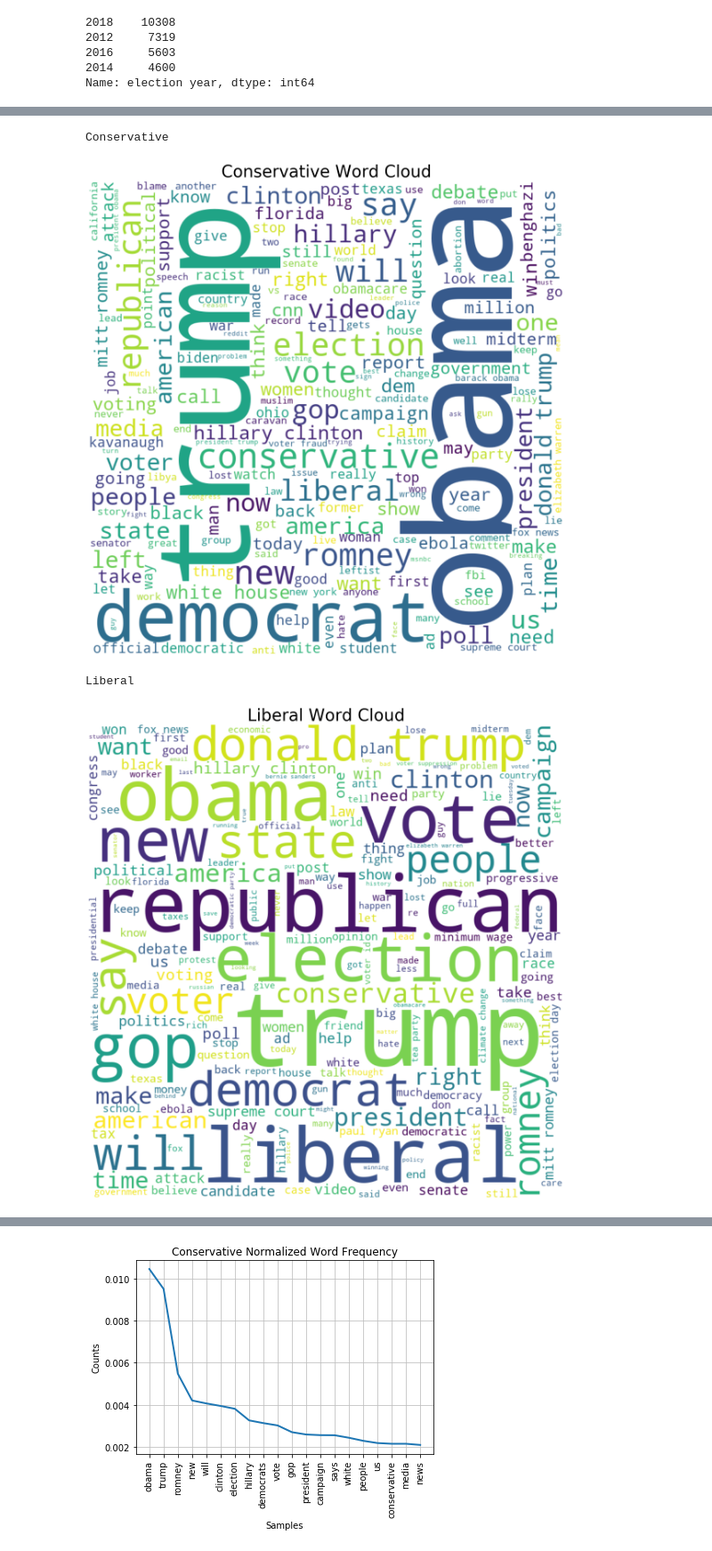
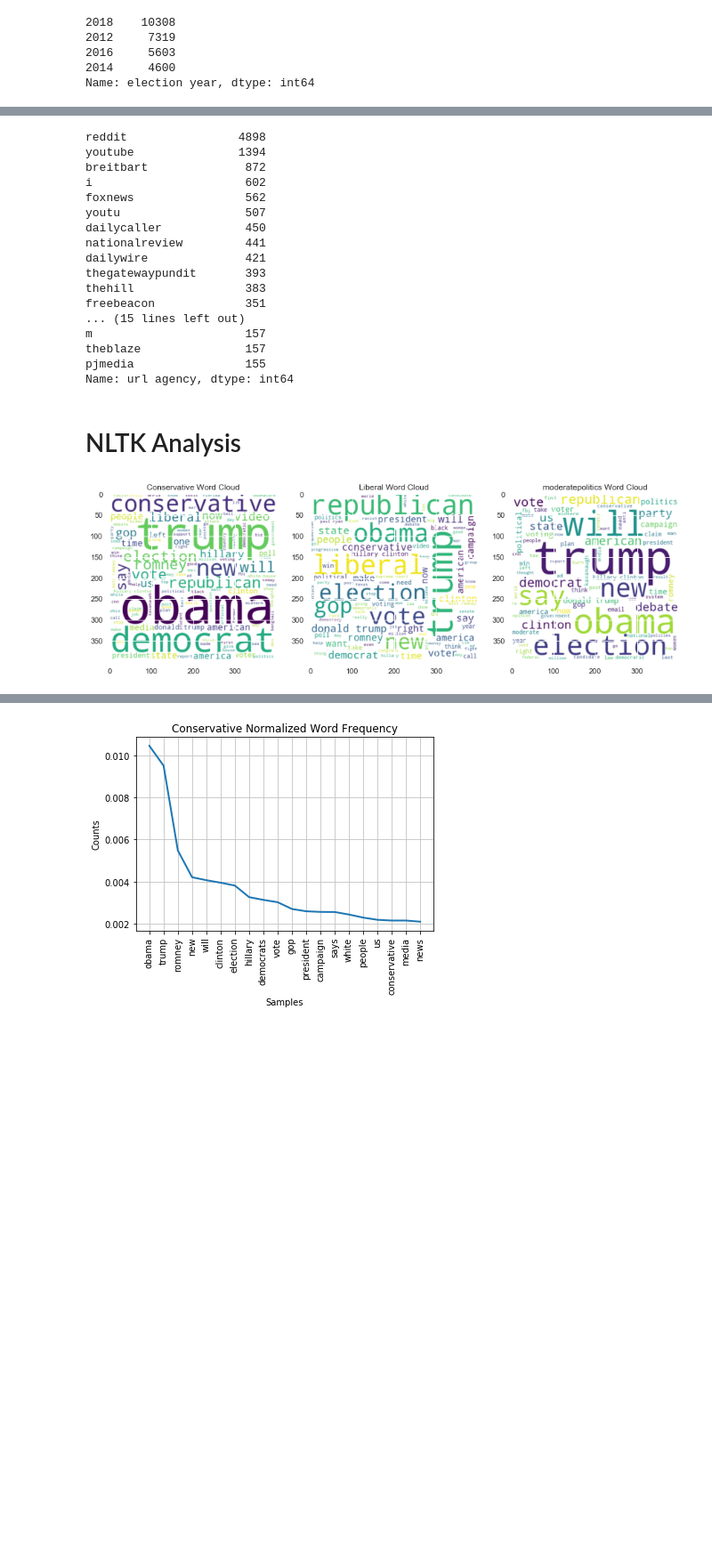
Before and after one commit to jake-w-schneider/CS109a-Group-81-Final-Project, a Jupyter notebook: API/Reddit/Reddit EDA.ipynb, the cells around one changed output, grey strips where cells are left out. Shown at 89% size. Drawn from its saved outputs; the diff is of its cells as text; code cells hidden in the pictures; blank space fills up the shorter version.

Commit message:
adding content to reddit eda

```diff
--- a/API/Reddit/Reddit EDA.ipynb
+++ b/API/Reddit/Reddit EDA.ipynb
@@ -105,3 +181,25 @@ Name: url agency, Length: 2491, dtype: int64
+# %%
+content_counts[0:30]
+# %% [output]
+reddit                4898
+youtube               1394
+breitbart              872
+i                      602
+foxnews                562
+youtu                  507
+dailycaller            450
+nationalreview         441
+dailywire              421
+thegatewaypundit       393
+thehill                383
+freebeacon             351
+... (15 lines left out)
+m                      157
+theblaze               157
+pjmedia                155
+Name: url agency, dtype: int64
+# %% [markdown]
+# NLTK Analysis
 # %%
 def stringinize(df):
     comment_words = ' '
@@ -141,24 +240,18 @@ for x in subreddits:
 # %%
 stopwords = set(STOPWORDS)
 
+fig, (ax1, ax2, ax3) = plt.subplots(1,3)
 
-for x, y in zip(word_dict['comment_words'], subreddits):
-    print(y)
-    wordcloud = WordCloud(width = 800, height = 800,
+for x, y,z in zip(word_dict['comment_words'], subreddits,[ax1, ax2, ax3]):
+    wordcloud = WordCloud(width = 400, height = 400,
                 background_color ='white',
                 stopwords = stopwords,
                 min_font_size = 10,
                      collocations = True).generate(x)
 
     # plot the WordCloud image
-    plt.figure(figsize = (16, 16), facecolor = None)
-    plt.imshow(wordcloud, interpolation="bilinear")
-    plt.axis("off")
-    plt.tight_layout(pad = 0)
-    plt.title(str(y) + " Word Cloud", fontdict = {'fontsize' : 40})
-    plt.show()
+    #plt.figure(figsize = (5,5), facecolor = None)
+    z.set_title(str(y) + " Word Cloud")
+    z.imshow(wordcloud, interpolation="bilinear")
 # %% [output]
-Conservative
-[figure, old version]
+[figure, new version]
-Liberal
-[figure, removed]
```
Also changed, not shown: parts of 28 cells of this notebook.
